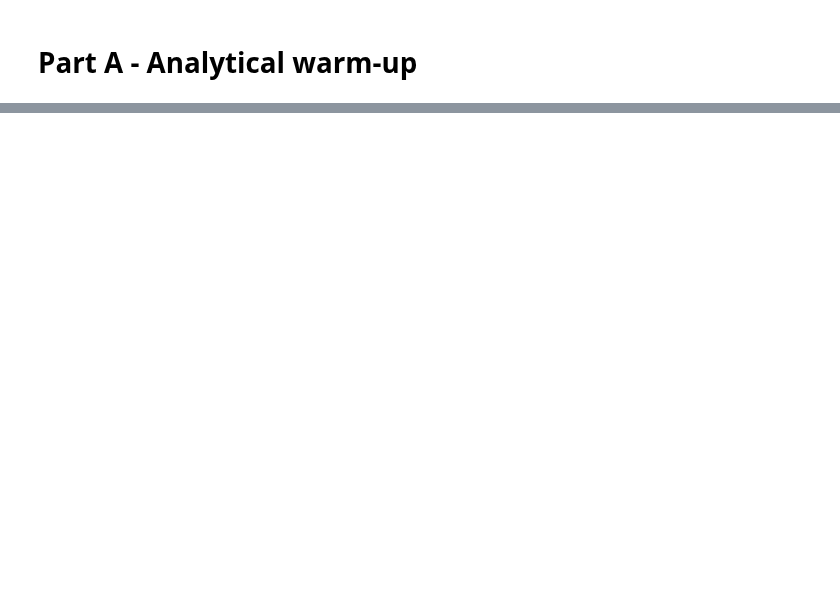
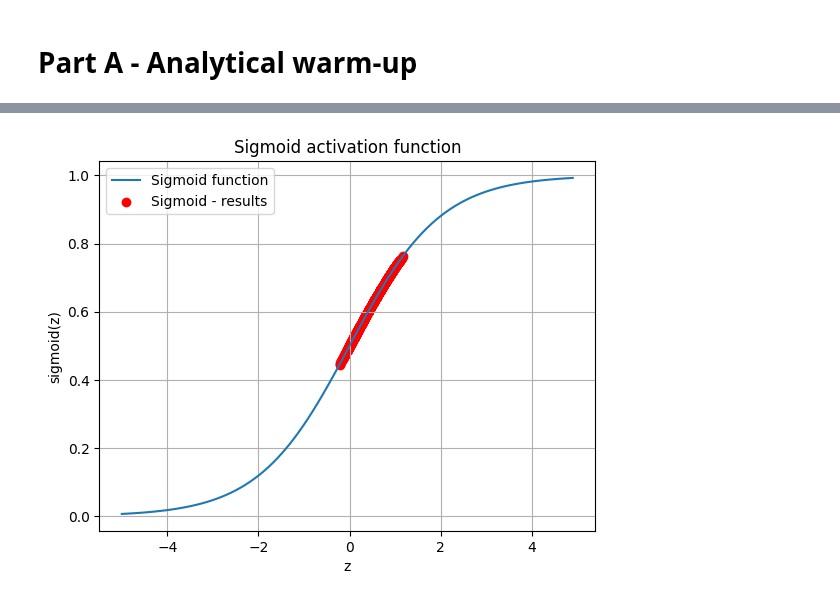
Before and after one commit to johtj/data_analysis_ml_projects, a Jupyter notebook: assignment2/part_a.ipynb, the cells around one changed output, grey strips where cells are left out. Saved outputs shown, nothing was run; the diff lists cells and outputs as text; code cells hidden in the pictures; blank space fills up the shorter version.

Commit message:
minor edits to plotting activation functions
minor edits to plotting activation functions

```diff
--- a/assignment2/part_a.ipynb
+++ b/assignment2/part_a.ipynb
@@ -11,21 +29,23 @@ from runge_preprocessing import y_noise
 # %%
 # Sigmoid activation function
 
 # full range of function
 z = np.arange(-5, 5, .1)
-full_sigmoid = sigmoid(z)
+sigmoid_function = sigmoid(z)
 
 # sigmoid from y_noise
 sigmoid_results = sigmoid(y_noise)
 
-plt.plot(z, full_sigmoid, label='Sigmoid - full range ')
-plt.scatter(y_noise, sigmoid(y_noise), label='Sigmoid - y_noise', color='red')
+plt.plot(z, sigmoid_function, label='Sigmoid function')
+plt.scatter(y_noise, sigmoid(y_noise), label='Sigmoid - results', color='red')
 plt.grid(True)
 plt.xlabel('z')
 plt.ylabel('sigmoid(z)')
 plt.title('Sigmoid activation function')
 plt.legend()
 plt.show()
+# %% [output]
+[figure, added]
 # %%
 # RELU activation function
 
```
Also changed, not shown: parts of 3 cells of this notebook.
